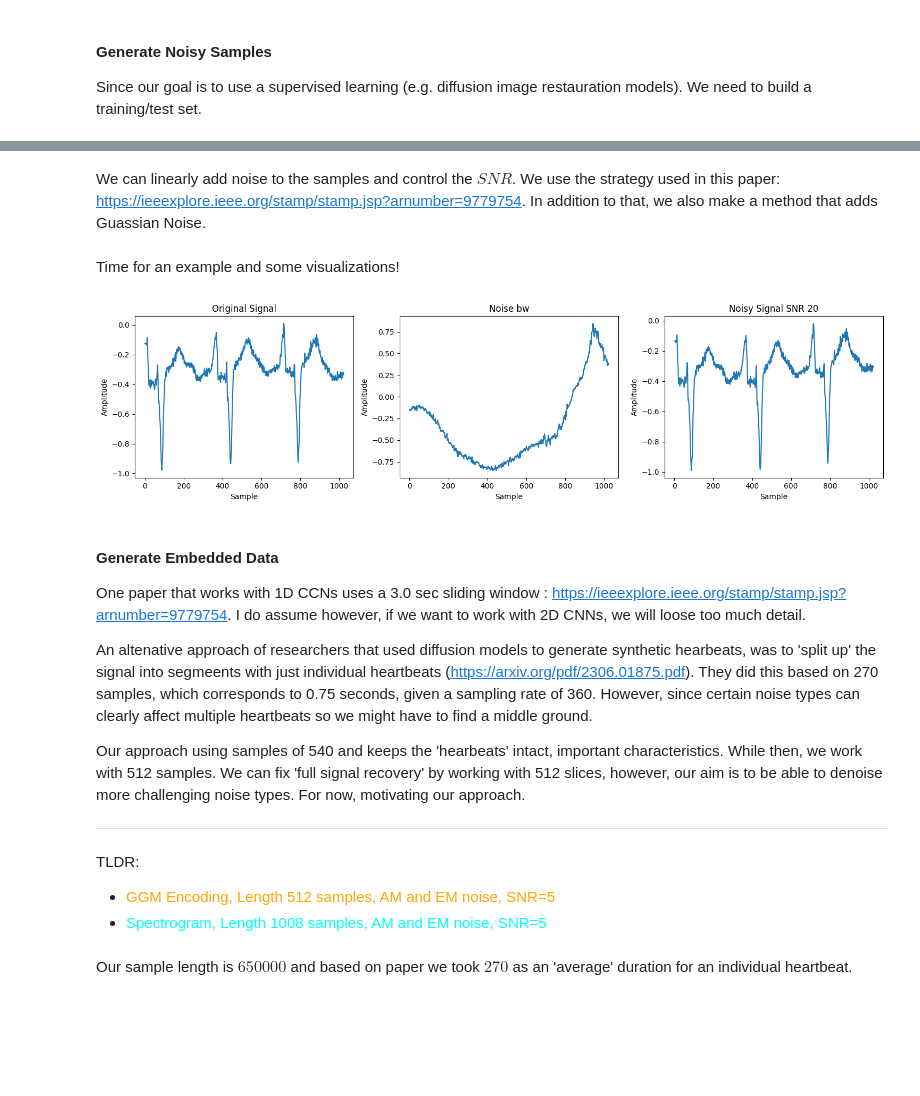
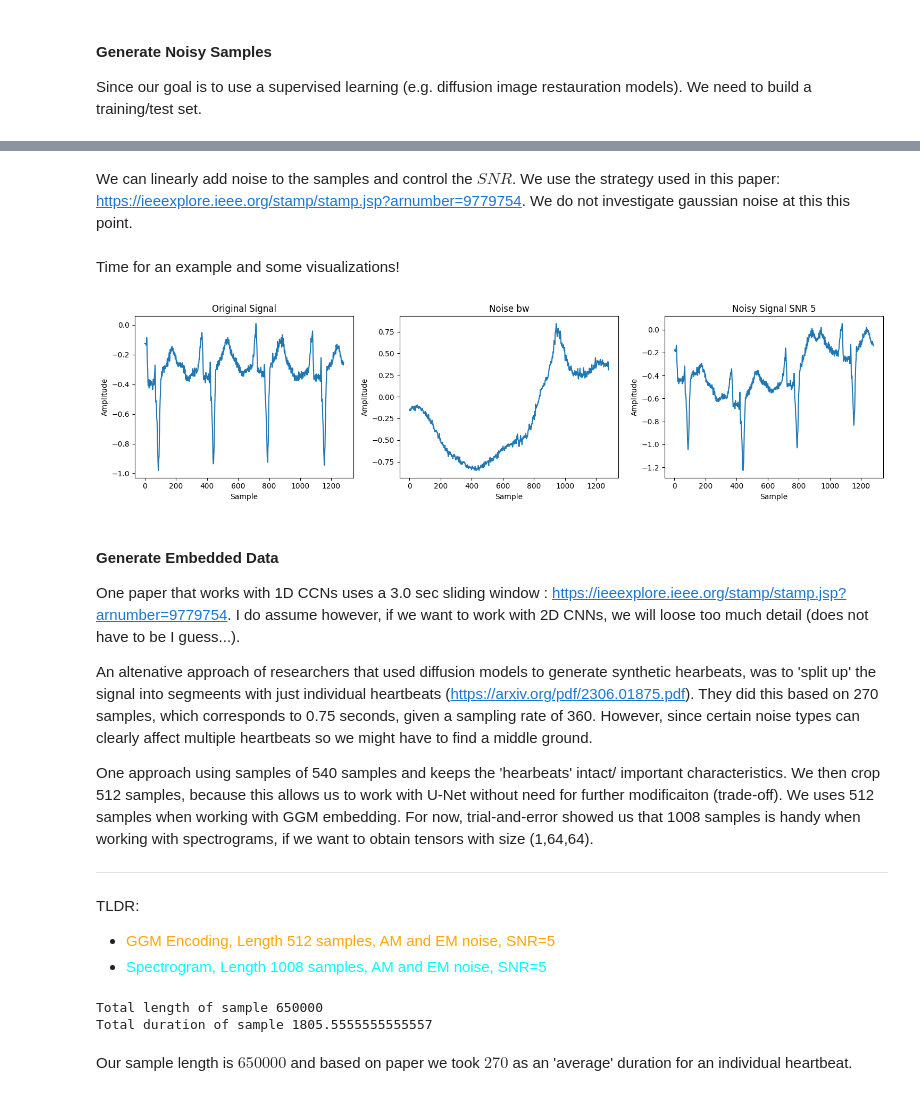
Before and after one commit to piedeboer96/ECG-Signal-Denoising, a Jupyter notebook: ecg_build_datasets.ipynb, the cells around one changed output, grey strips where cells are left out. Drawn from its saved outputs; the diff is of its cells as text; code cells hidden in the pictures; blank space fills up the shorter version.

```diff
--- a/ecg_build_datasets.ipynb
+++ b/ecg_build_datasets.ipynb
@@ -264,5 +284,5 @@ ecg_to_ggms = [ecg_to_ggm(signal_bw), ecg_to_ggm(signal_em), ecg_to_ggm(signal_m
 # %% [markdown]
-We can linearly add noise to the samples and control the $SNR$. We use the strategy used in this paper: https://ieeexplore.ieee.org/stamp/stamp.jsp?arnumber=9779754. In addition to that, we also make a method that adds Guassian Noise.
+We can linearly add noise to the samples and control the $SNR$. We use the strategy used in this paper: https://ieeexplore.ieee.org/stamp/stamp.jsp?arnumber=9779754. We do not investigate gaussian noise at this this point.
 # %%
 def add_noise(ecg_signal, noise_signal, snr_dB):
     """
@@ -287,37 +307,37 @@ def add_noise(ecg_signal, noise_signal, snr_dB):
 Time for an example and some visualizations!
 # %%
 # Define clean ECG signal
-sampto=128*2*4
+# sampto=128*2*4
 record = wfdb.rdsamp("data/ardb/108", sampto=sampto)
 ecg_signal = record[0][:, 0]
 
 # Define noise signal
 path_to_noise = "data/nstdb/bw"
 record_noise = wfdb.rdsamp(path_to_noise, sampto=sampto)
 noise_signal = record_noise[0][:, 0]
 noise_type = path_to_noise[-2:]
 
 # Desired signal-to-noise ratio (SNR) in decibels
-snr_dB = 20  # Example SNR
+snr_dB = 5  # Example SNR
 
 # Add noise to the clean ECG signal
 noisy_signal = add_noise(ecg_signal, noise_signal, snr_dB)
 
 # Different Visualizations...
 signals=[ecg_signal, noise_signal,  noisy_signal]
 names=["Original Signal", "Noise "+str(noise_type), "Noisy Signal SNR "+str(snr_dB)]
 
 # Time Series
 plot_multiple_timeseries(signals,names)
 # %% [output]
-[figure, old version]
+[figure, new version]
 # %% [markdown]
 #### Generate Embedded Data
-One paper that works with 1D CCNs uses a 3.0 sec sliding window : https://ieeexplore.ieee.org/stamp/stamp.jsp?arnumber=9779754. I do assume however, if we want to work with 2D CNNs, we will loose too much detail.
+One paper that works with 1D CCNs uses a 3.0 sec sliding window : https://ieeexplore.ieee.org/stamp/stamp.jsp?arnumber=9779754. I do assume however, if we want to work with 2D CNNs, we will loose too much detail (does not have to be I guess...).
 
 An altenative approach of researchers that used diffusion models to generate synthetic hearbeats, was to 'split up' the signal into segmeents with just individual heartbeats (https://arxiv.org/pdf/2306.01875.pdf). They did this based on 270 samples, which corresponds to 0.75 seconds, given a sampling rate of 360. However, since certain noise types can clearly affect multiple heartbeats so we might have to find a middle ground.
 
-Our approach using samples of 540 and keeps the  'hearbeats' intact, important characteristics. While then, we work with 512 samples. We can fix 'full signal recovery' by working with 512 slices, however, our aim is to be able to denoise more challenging noise types. For now, motivating our approach.
+One approach using samples of 540 samples and keeps the  'hearbeats' intact/ important characteristics. We then crop 512 samples, because this allows us to work with U-Net without need for further modificaiton (trade-off). We uses 512 samples when working with GGM embedding. For now, trial-and-error showed us that 1008 samples is handy when working with spectrograms, if we want to obtain tensors with size (1,64,64).
 
 -----
 TLDR:
@@ -327,14 +347,14 @@ TLDR:
 import wfdb
 import matplotlib.pyplot as plt
 
-# Define sampto
-sampto = 128 * 10
+#### original length signal ####
+record = wfdb.rdsamp("data/ardb/104")
+x = record[0][:, 0]
 
-# Read the ECG signal from the record
-record = wfdb.rdsamp("data/ardb/104", sampto=sampto)
-ecg_signal = record[0][:, 0]
+print('Total length of sample',len(x))
+print('Total duration of sample',len(x)/360)
 
-# Define the length of a cardiac cycle
+# Define the length of a cardiac cycle (taken from paper)
 cycle_length = 270
 
 # Split the ECG signal into cardiac cycles
@@ -342,6 +362,9 @@ cardiac_cycles = []
 for i in range(0, len(ecg_signal), cycle_length):
     cycle = ecg_signal[i:i+cycle_length]
     cardiac_cycles.append(cycle)
+# %% [output]
+Total length of sample 650000
+Total duration of sample 1805.5555555555557
 # %% [markdown]
 Our sample length is $650000$ and based on paper we took $270$ as an 'average' duration for an individual heartbeat.
 # %%
```
Also changed, not shown: parts of 26 cells of this notebook, 1 other file.
